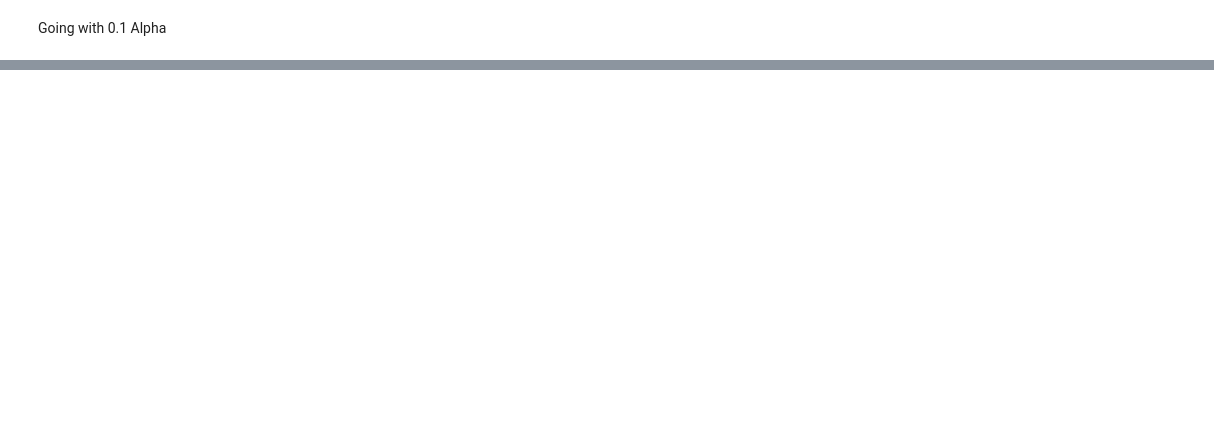
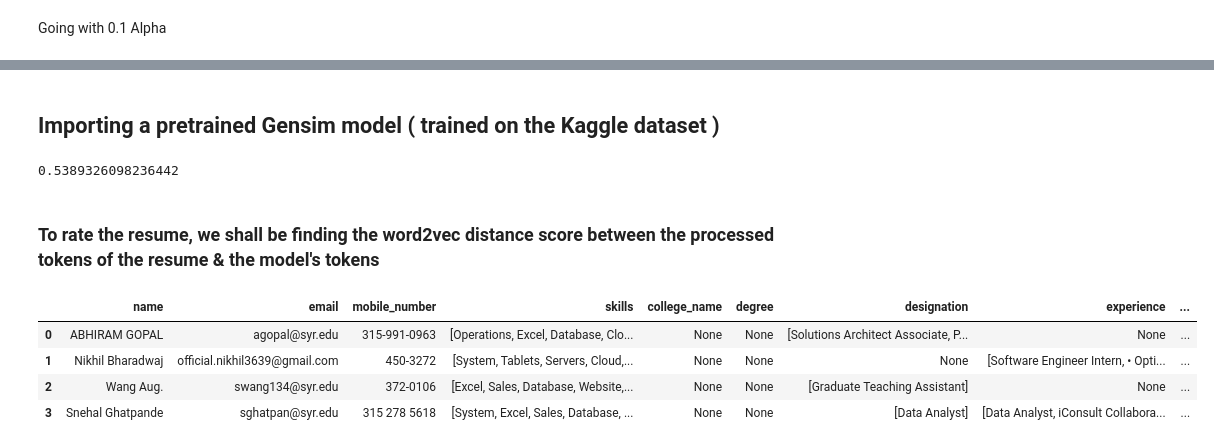
Before and after one commit to AbhiramGopal/ResumeParser, a Jupyter notebook: NLPRecommender.ipynb, the cells around one changed output, grey strips where cells are left out. Drawn from its saved outputs; the diff is of its cells as text; code cells hidden in the pictures; blank space fills up the shorter version.

Commit message:
resume rating

```diff
--- a/NLPRecommender.ipynb
+++ b/NLPRecommender.ipynb
@@ -195,16 +198,17 @@ Training a Random Forest Classifier Model
 from sklearn.feature_extraction.text import CountVectorizer
 from sklearn.model_selection import train_test_split
 from sklearn.feature_extraction.text import TfidfTransformer
+from sklearn.ensemble import RandomForestClassifier
 # Create a series to store the labels: y
 X, y = df.Processed1, df.Category
 
 vectorizer = CountVectorizer(max_features=1500, min_df=5, max_df=0.7, stop_words=stopwords)
-X = vectorizer.fit_transform(documents).toarray()
+X = vectorizer.fit_transform(X).toarray()
 tfidfconverter = TfidfTransformer()
 X = tfidfconverter.fit_transform(X).toarray()
 
 from sklearn.model_selection import train_test_split
-X_train, X_test, y_train, y_test = train_test_split(X, y, test_size=0.2, random_state=0)
+X_train, X_test, y_train, y_test = train_test_split(X, y, test_size=0.1)
 
 classifier = RandomForestClassifier(n_estimators=1000, random_state=0)
 classifier.fit(X_train, y_train)
@@ -452,0 +418,33 @@ KeyError: "Key 'security' not present"
+# %% [markdown]
+## Importing a pretrained Gensim model ( trained on the Kaggle dataset )
+# %%
+import gensim.downloader as api
+import json
+from gensim.models.word2vec import Word2Vec
+import pyemd
+
+#Wikipedia 2014 + Gigaword 5 (6B tokens, uncased) ;Pre-trained vectors based on Wikipedia 2014 + Gigaword 5.6B tokens, 400K vocab, uncased
+model = Word2Vec.load("final.modelall")
+
+wordlistA = ['data','science']
+wordlistB = ['python']
+model.wv.wmdistance(wordlistA, wordlistB)
+# %% [output]
+0.5389326098236442
+# %% [markdown]
+### To rate the resume, we shall be finding the word2vec distance score between the processed tokens of the resume & the model's tokens
+# %%
+def rating_resume(processed_text):
+    requirement = ["data","science"]
+    processed_list = processed_text.split()
+    score = model.wv.wmdistance(requirement, processed_list)
+    return score
+
+pyres_df['rating'] = pyres_df['text'].apply(rating_resume)
+pyres_df.head()
+# %% [output]
+|  | name | email | mobile_number | skills | college_name | degree | designation | experience | ... |
+| 0 | ABHIRAM GOPAL | agopal@syr.edu | 315-991-0963 | [Operations, Excel, Database, Clo... | None | None | [Solutions Architect Associate, P... | None | ... |
+| 1 | Nikhil Bharadwaj | official.nikhil3639@gmail.com | 450-3272 | [System, Tablets, Servers, Cloud,... | None | None | None | [Software Engineer Intern, • Opti... | ... |
+| 2 | Wang Aug. | swang134@syr.edu | 372-0106 | [Excel, Sales, Database, Website,... | None | None | [Graduate Teaching Assistant] | None | ... |
+| 3 | Snehal Ghatpande | sghatpan@syr.edu | 315 278 5618 | [System, Excel, Sales, Database, ... | None | None | [Data Analyst] | [Data Analyst, iConsult Collabora... | ... |
```
Also changed, not shown: parts of 16 cells of this notebook, 2 other files.
